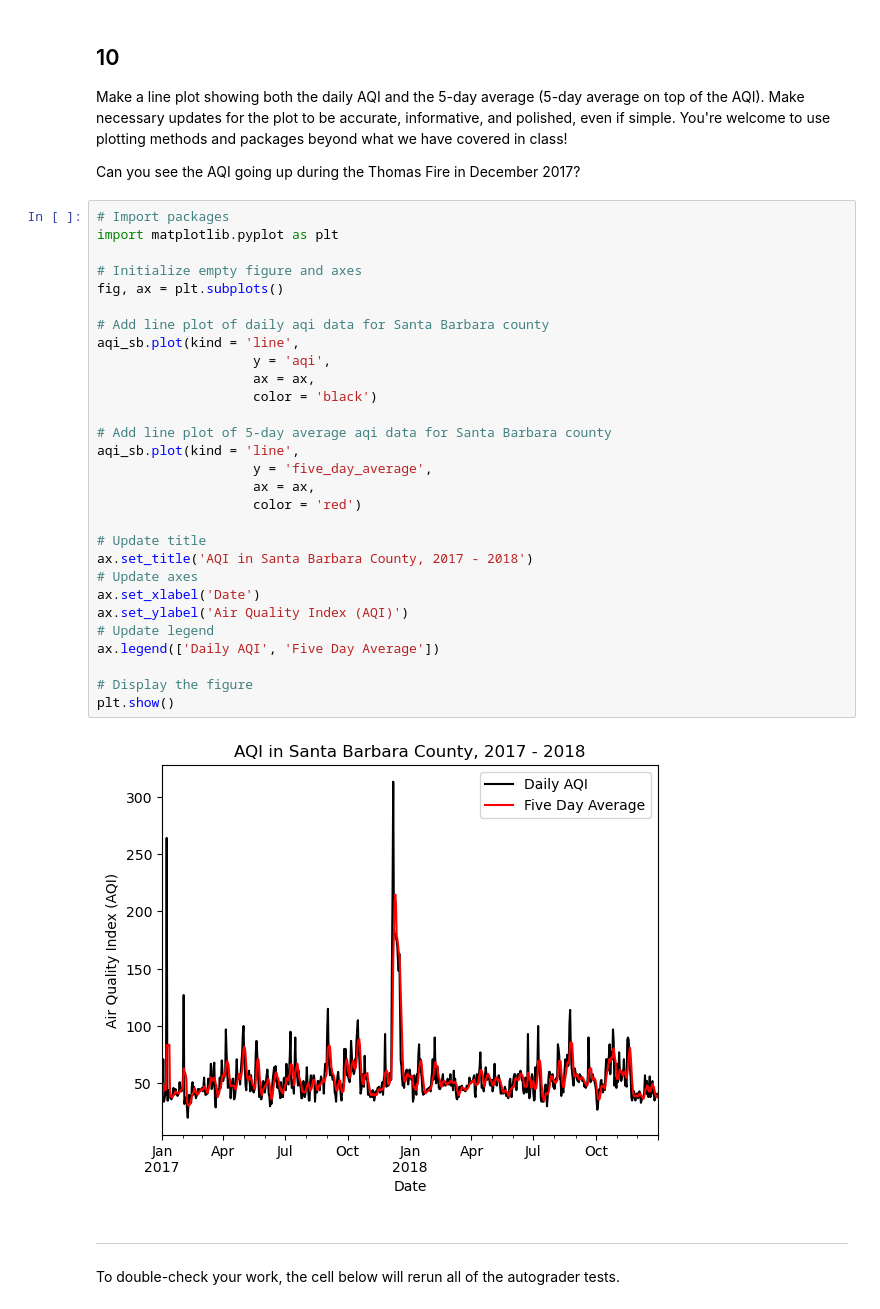
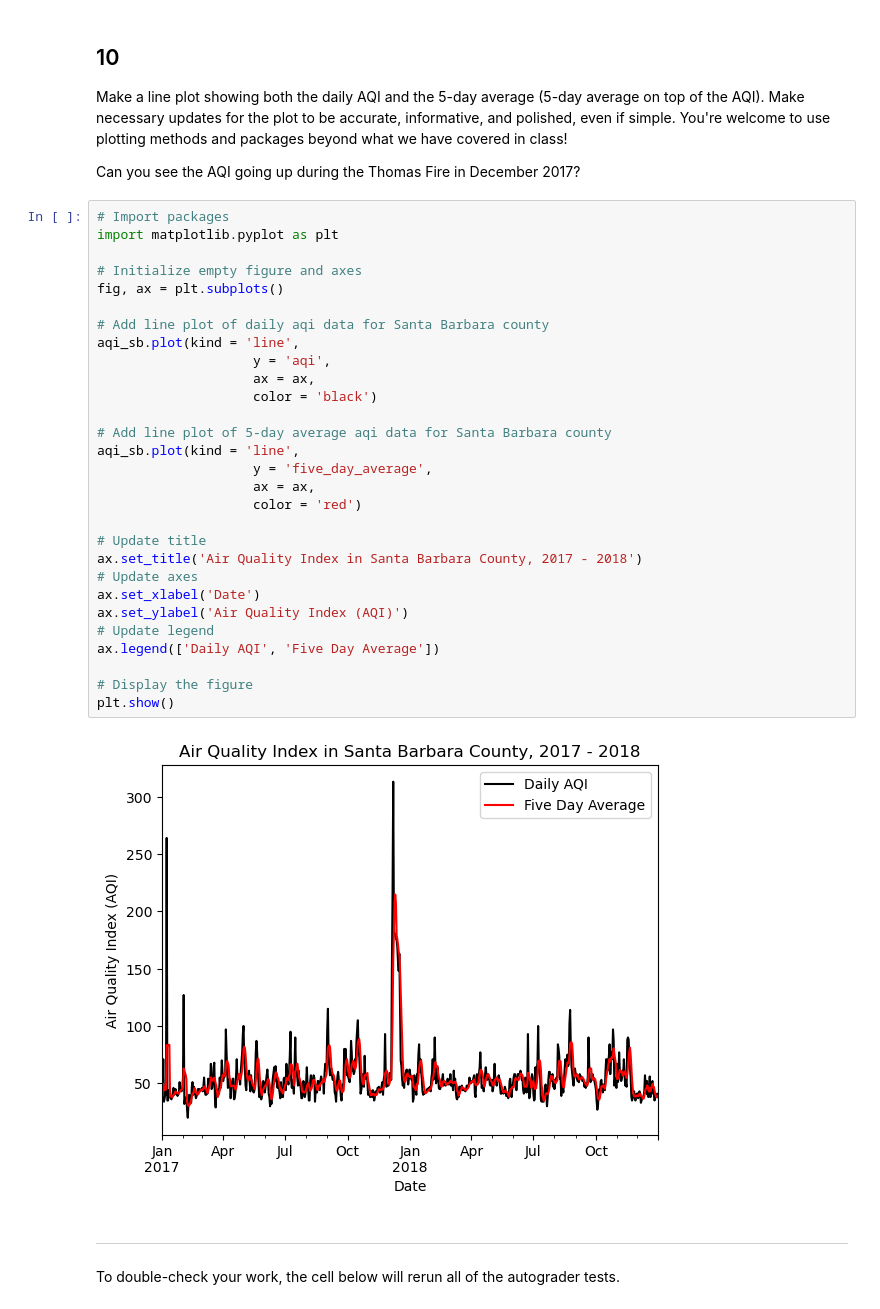
Before and after one commit to pr-scilla/eds220-hwk2, a Jupyter notebook: task3/hwk2-task3-aqi.ipynb, the cells around one changed output. Cells and saved outputs as stored; diff of their text form.

```diff
--- a/task3/hwk2-task3-aqi.ipynb
+++ b/task3/hwk2-task3-aqi.ipynb
@@ -303,34 +354,34 @@ Can you see the AQI going up during the Thomas Fire in December 2017?
 # %%
 # Import packages
 import matplotlib.pyplot as plt
 
 # Initialize empty figure and axes
 fig, ax = plt.subplots()
 
 # Add line plot of daily aqi data for Santa Barbara county
 aqi_sb.plot(kind = 'line',
                     y = 'aqi',
                     ax = ax,
                     color = 'black')
 
 # Add line plot of 5-day average aqi data for Santa Barbara county
 aqi_sb.plot(kind = 'line',
                     y = 'five_day_average',
                     ax = ax,
                     color = 'red')
 
 # Update title
-ax.set_title('AQI in Santa Barbara County, 2017 - 2018')
+ax.set_title('Air Quality Index in Santa Barbara County, 2017 - 2018')
 # Update axes
 ax.set_xlabel('Date')
 ax.set_ylabel('Air Quality Index (AQI)')
 # Update legend
 ax.legend(['Daily AQI', 'Five Day Average'])
 
 # Display the figure
 plt.show()
 # %% [output]
-[figure, old version]
+[figure, new version]
 # %% [markdown]
 ---
 
```
Also changed, not shown: parts of 4 cells of this notebook.
